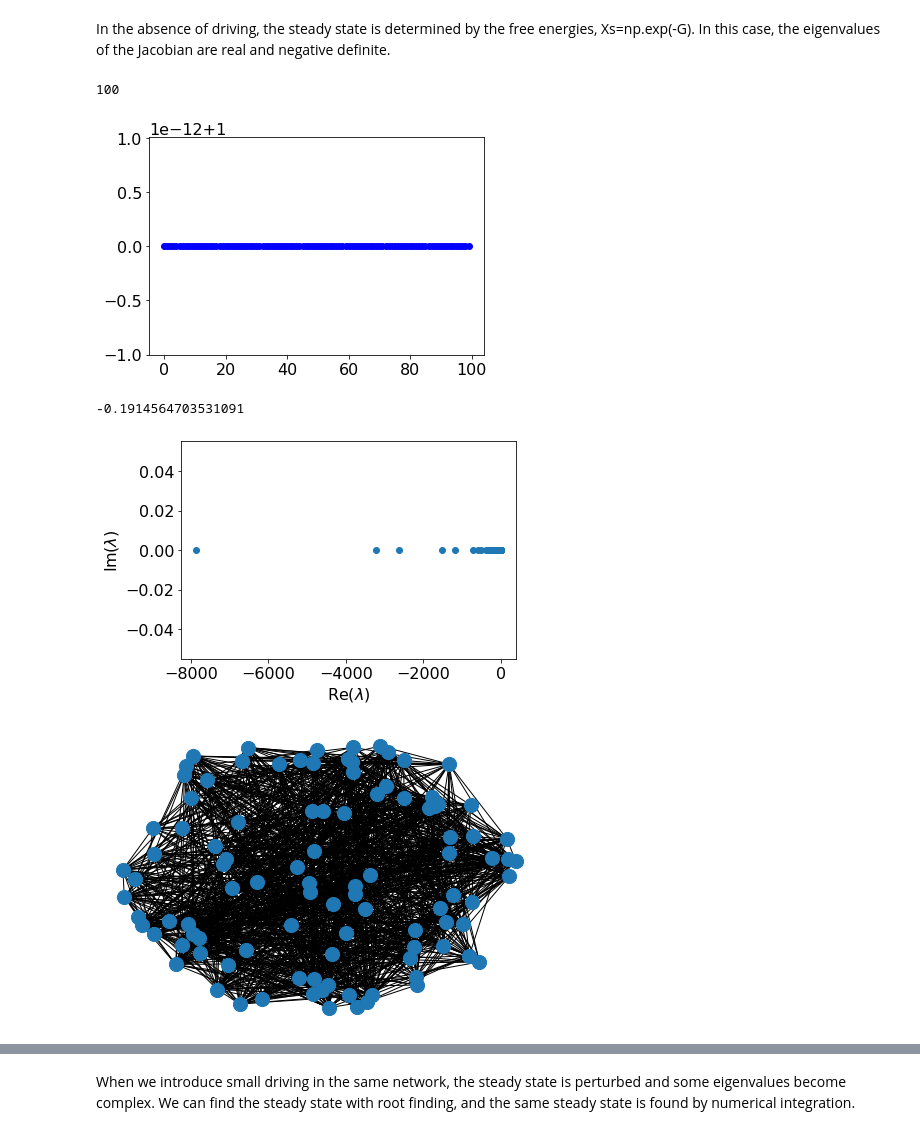
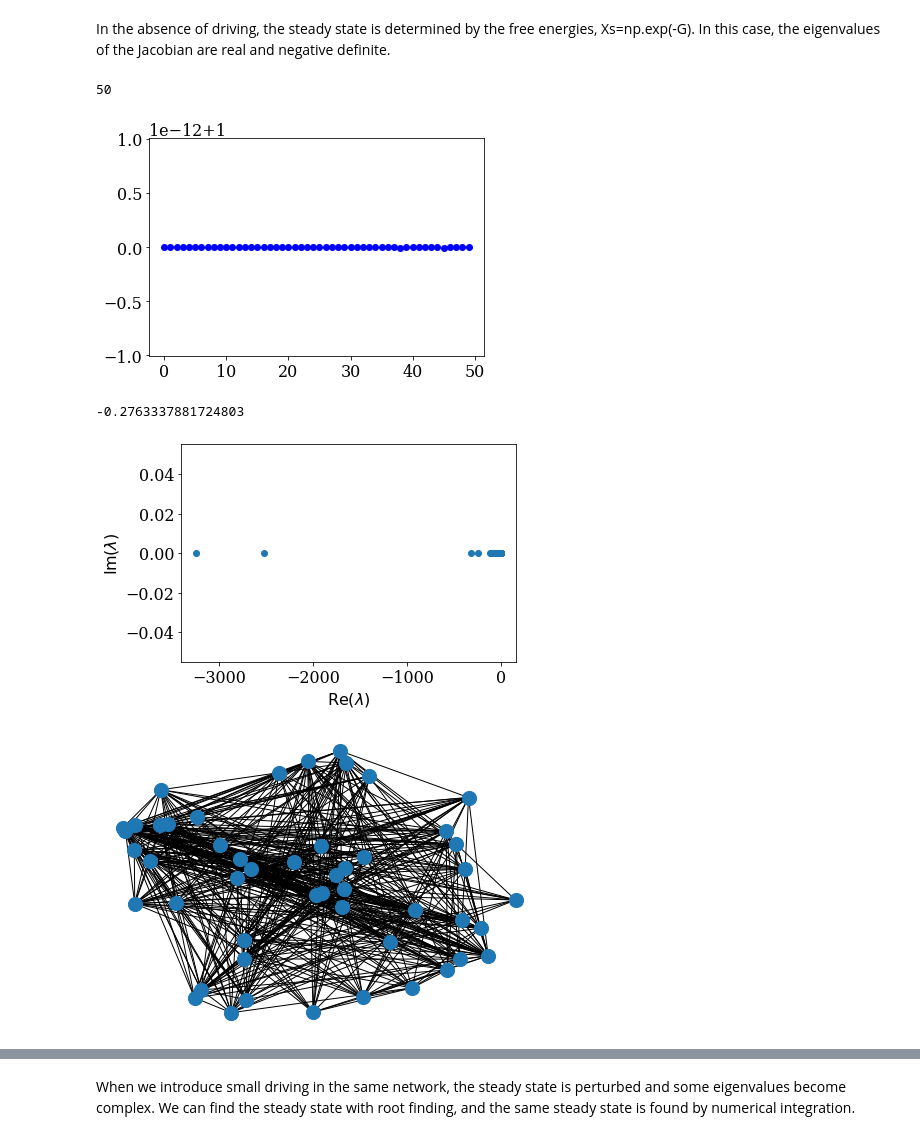
Before and after one commit to znicolaou/rmtchem, a Jupyter notebook: rmtchem.ipynb, the cells around one changed output, grey strips where cells are left out. Cells and saved outputs as stored; diff of their text form; code cells hidden in the pictures.

```diff
--- a/rmtchem.ipynb
+++ b/rmtchem.ipynb
@@ -6,13 +6,11 @@ import matplotlib.pyplot as plt
 import networkx as nx
 import imp
 imp.reload(rmtchem)
-plt.rcParams.update({'font.size': 16})
-plt.rcParams['pdf.fonttype'] = 42
-plt.rcParams.update({'text.usetex': True, 'font.family': 'serif','font.serif': 'cmr10','mathtext.fontset': 'cm'})
+plt.rcParams.update({'font.size': 16, 'pdf.fonttype':42,'text.usetex': False, 'font.family': 'serif'})
 # %% [markdown]
 In the absence of driving, the steady state is determined by the free energies, Xs=np.exp(-G). In this case, the eigenvalues of the Jacobian are real and negative definite.
 # %%
-n=100
+n=50
 c=2.0
 nr=int(c*n)
 seed=31
@@ -31,40 +29,40 @@ for r in range(2*nr):
             adj[i,j]=1
 g=nx.convert_matrix.from_numpy_matrix(adj)
 
 lcc=np.array(list(max(nx.connected_components(g), key=len)))
 n=len(lcc)
 eta=eta[:,lcc]
 nu=nu[:,lcc]
 G=G[lcc]
 
 print(n)
 X0=np.exp(-G)
 XD1=np.zeros(n)
 XD2=np.zeros(n)
 Xs2=rmtchem.steady(X0,eta,nu,k,XD1,XD2).x
 plt.plot(Xs2/X0,'bo')
 plt.show()
 
 evals,evecs=np.linalg.eig(rmtchem.jac(X0,eta,nu,k,XD1,XD2))
 plt.xlabel('$\mathrm{Re}(\lambda)$')
 plt.ylabel('$\mathrm{Im}(\lambda)$')
 plt.scatter(x=np.real(evals),y=np.imag(evals))
 print(np.max(np.real(evals)))
-plt.savefig('plots/fig0b.pdf')
+plt.savefig('plots/fig1b.pdf')
 plt.show()
 g=nx.from_numpy_matrix(rmtchem.jac(np.exp(-G),eta,nu,k,XD1,XD2))
 nx.draw(g,node_size=200)
-plt.savefig('plots/fig0a.pdf')
+plt.savefig('plots/fig1a.pdf')
 plt.show()
 # Xs,success=rmtchem.integrate(X0,eta,nu,k,XD1,XD2,100,0.1,prog=True)
 # plt.plot(Xs)
 # plt.show()
 # %% [output]
-100
+50
-[figure, old version]
+[figure, new version]
--0.1914564703531091
+-0.2763337881724803
-[figure, old version]
+[figure, new version]
-[figure, old version]
+[figure, new version]
 # %%
 n=200
 ns=[100,500,1000]
```
Also changed, not shown: parts of 11 cells of this notebook, 1 other file.
